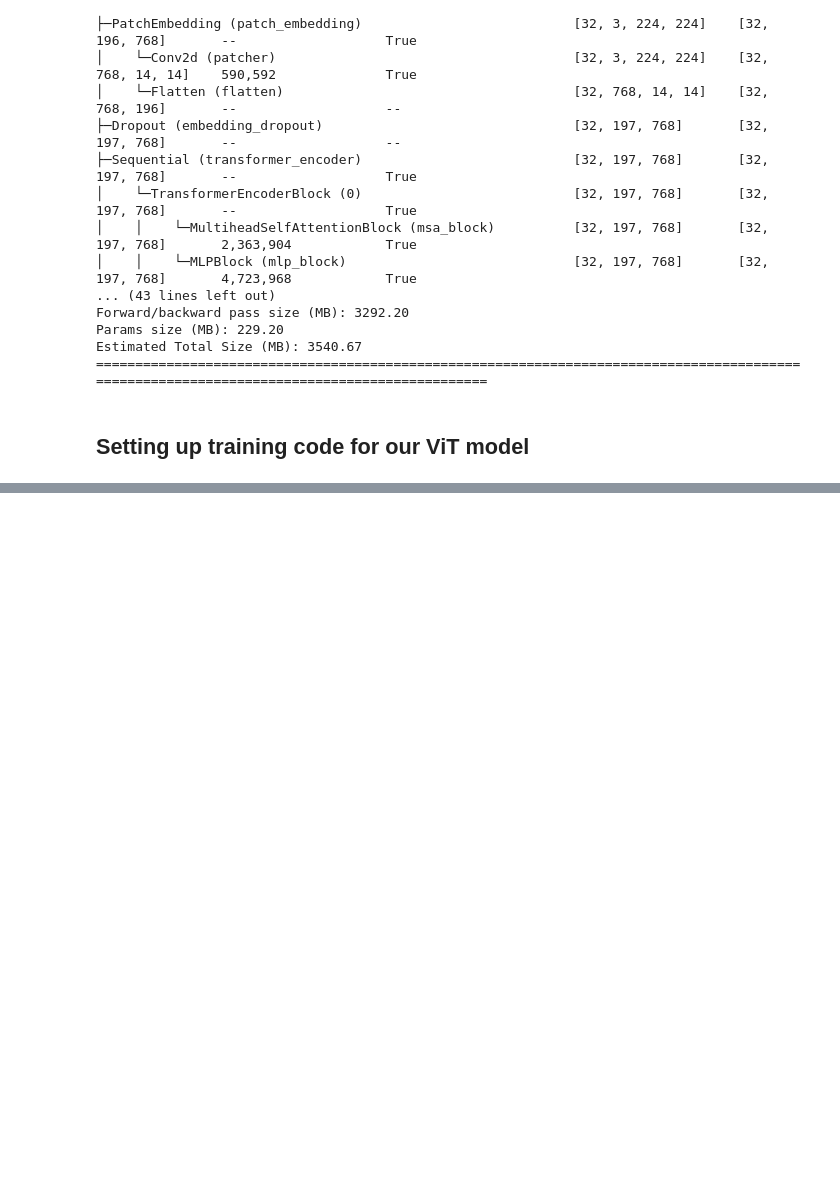
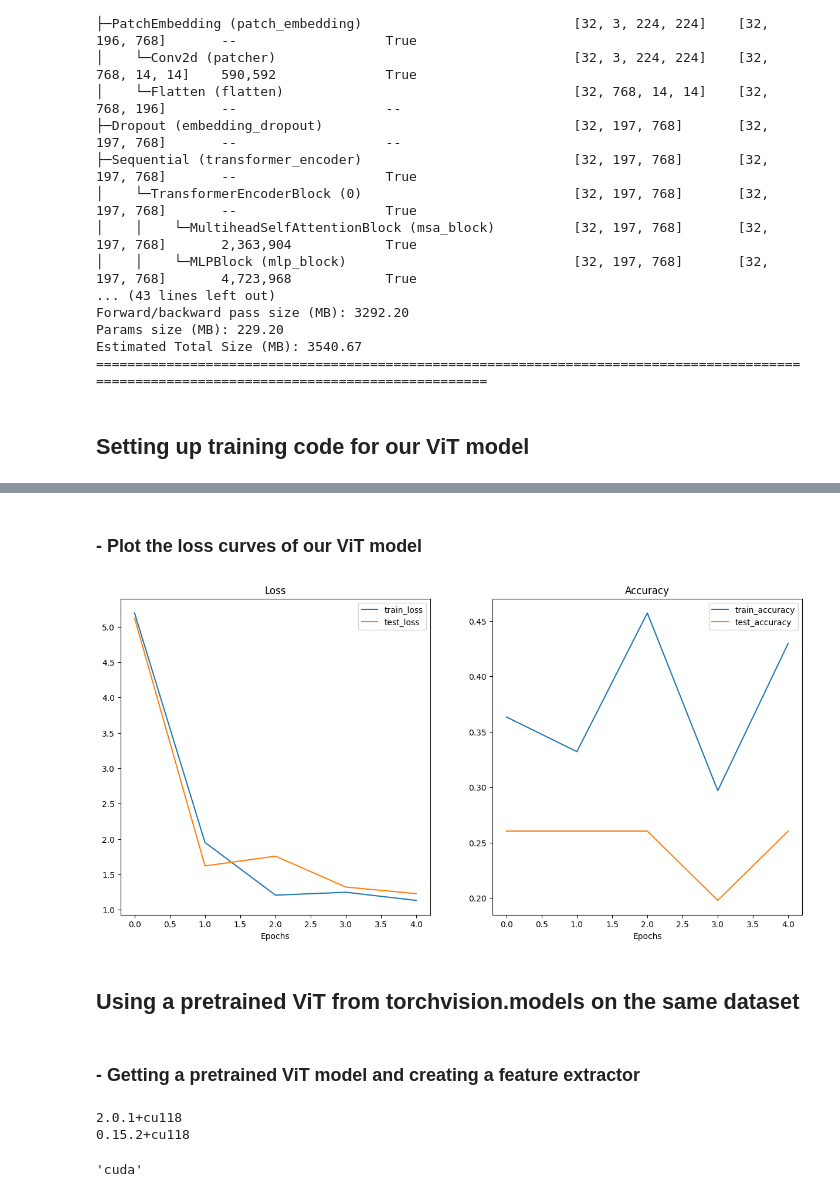
Before and after one commit to jungwoo9/zero-to-mastery-learn-pytorch-for-deep-learning, a Jupyter notebook: 08_pytorch_paper_replicating/08_pytorch_paper_replicating.ipynb, the cells around one changed output, grey strips where cells are left out. Drawn from its saved outputs; the diff is of its cells as text; code cells hidden in the pictures; blank space fills up the shorter version.

```diff
--- a/08_pytorch_paper_replicating/08_pytorch_paper_replicating.ipynb
+++ b/08_pytorch_paper_replicating/08_pytorch_paper_replicating.ipynb
@@ -1014,0 +993,28 @@ Thu Jul  6 22:36:28 2023
+# %% [markdown]
+### - Plot the loss curves of our ViT model
+# %%
+from helper_functions import plot_loss_curves
+
+# Plot our ViT model's loss curves
+plot_loss_curves(results)
+# %% [output]
+[figure, added]
+# %% [markdown]
+## Using a pretrained ViT from torchvision.models on the same dataset
+# %% [markdown]
+### - Getting a pretrained ViT model and creating a feature extractor
+# %%
+# The following requires torch v0.12+ and torchvision v0.13+
+import torch
+import torchvision
+
+print(torch.__version__)
+print(torchvision.__version__)
+# %% [output]
+2.0.1+cu118
+0.15.2+cu118
+# %%
+device = "cuda" if torch.cuda.is_available() else "cpu"
+device
+# %% [output]
+'cuda'
```
Also changed, not shown: parts of 37 cells of this notebook.
